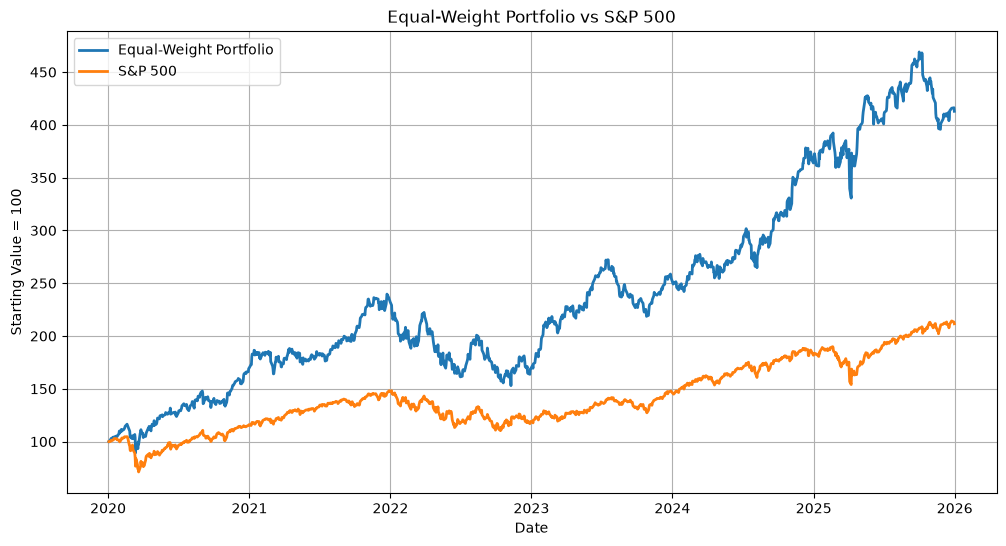
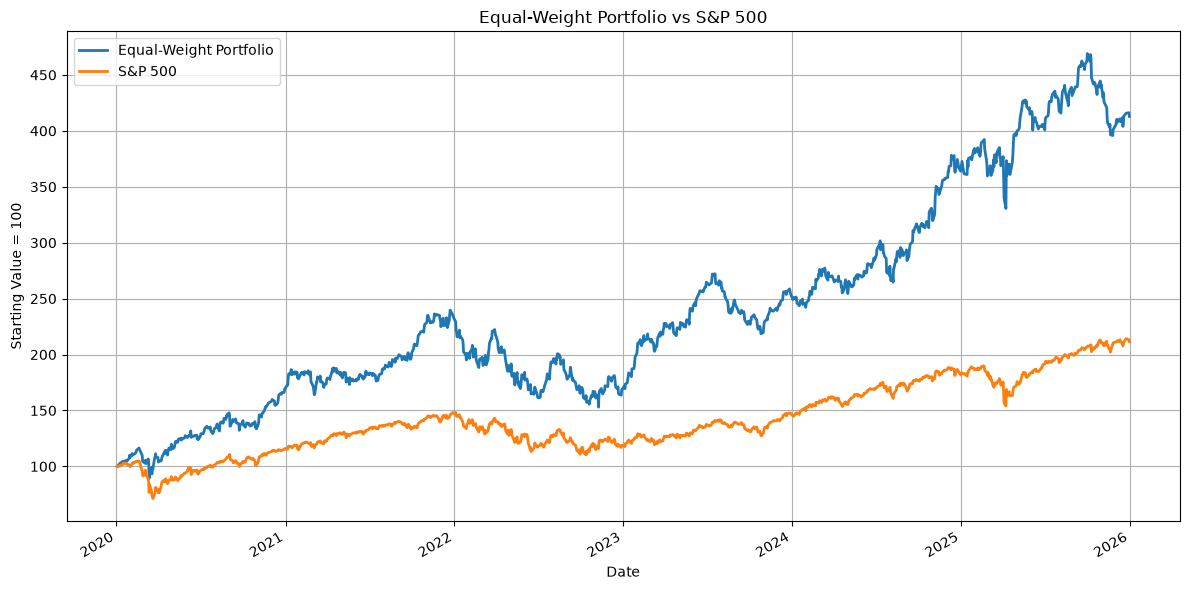
Code edit (unified diff) that turned the first committed figure into the second:
--- before
+++ after
@@ -7,24 +7,7 @@
 comparison = comparison / comparison.iloc[0] * 100
 
-plt.figure(figsize=(12, 6))
-
-plt.plot(
-    comparison.index,
-    comparison["Equal-Weight Portfolio"],
-    label="Equal-Weight Portfolio",
-    linewidth=2
+comparison_figure = plot_portfolio_comparison(
+    comparison
 )
 
-plt.plot(
-    comparison.index,
-    comparison["S&P 500"],
-    label="S&P 500",
-    linewidth=2
-)
-
-plt.title("Equal-Weight Portfolio vs S&P 500")
-plt.xlabel("Date")
-plt.ylabel("Starting Value = 100")
-plt.legend()
-plt.grid(True)
 plt.show()

Commit: Refactor charts into reusable visualization functions